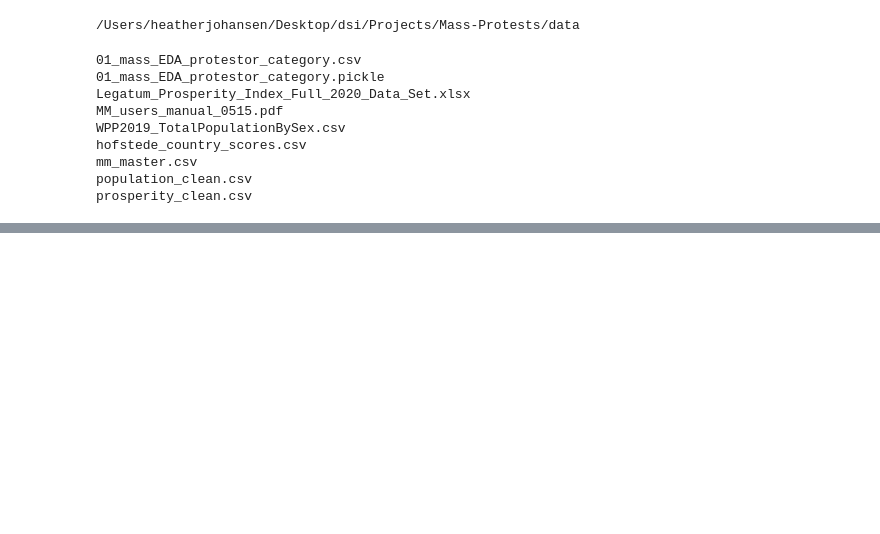
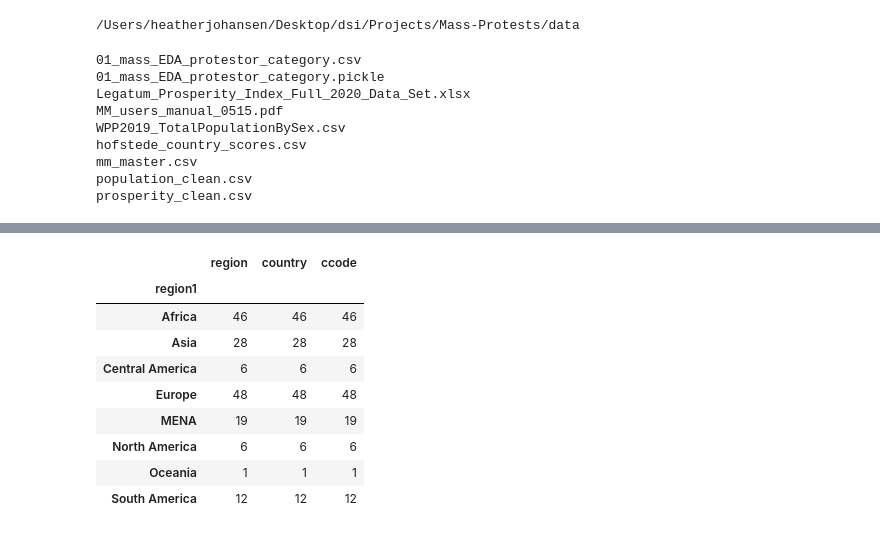
Before and after one commit to EmFib/Mass-Protests, a Jupyter notebook: users/data_cleaning_heather.ipynb, the cells around one changed output, grey strips where cells are left out. Cells and saved outputs as stored; diff of their text form; code cells hidden in the pictures; blank space fills up the shorter version.

```diff
--- a/users/data_cleaning_heather.ipynb
+++ b/users/data_cleaning_heather.ipynb
@@ -301,0 +349,13 @@ prosperity_clean.csv
+# %%
+mass_region_country.groupby(['region1']).count()
+# %% [output]
+|  | region | country | ccode |
+| region1 |  |  |  |
+| Africa | 46 | 46 | 46 |
+| Asia | 28 | 28 | 28 |
+| Central America | 6 | 6 | 6 |
+| Europe | 48 | 48 | 48 |
+| MENA | 19 | 19 | 19 |
+| North America | 6 | 6 | 6 |
+| Oceania | 1 | 1 | 1 |
+| South America | 12 | 12 | 12 |
```
Also changed, not shown: parts of 18 cells of this notebook, 1 other file.
